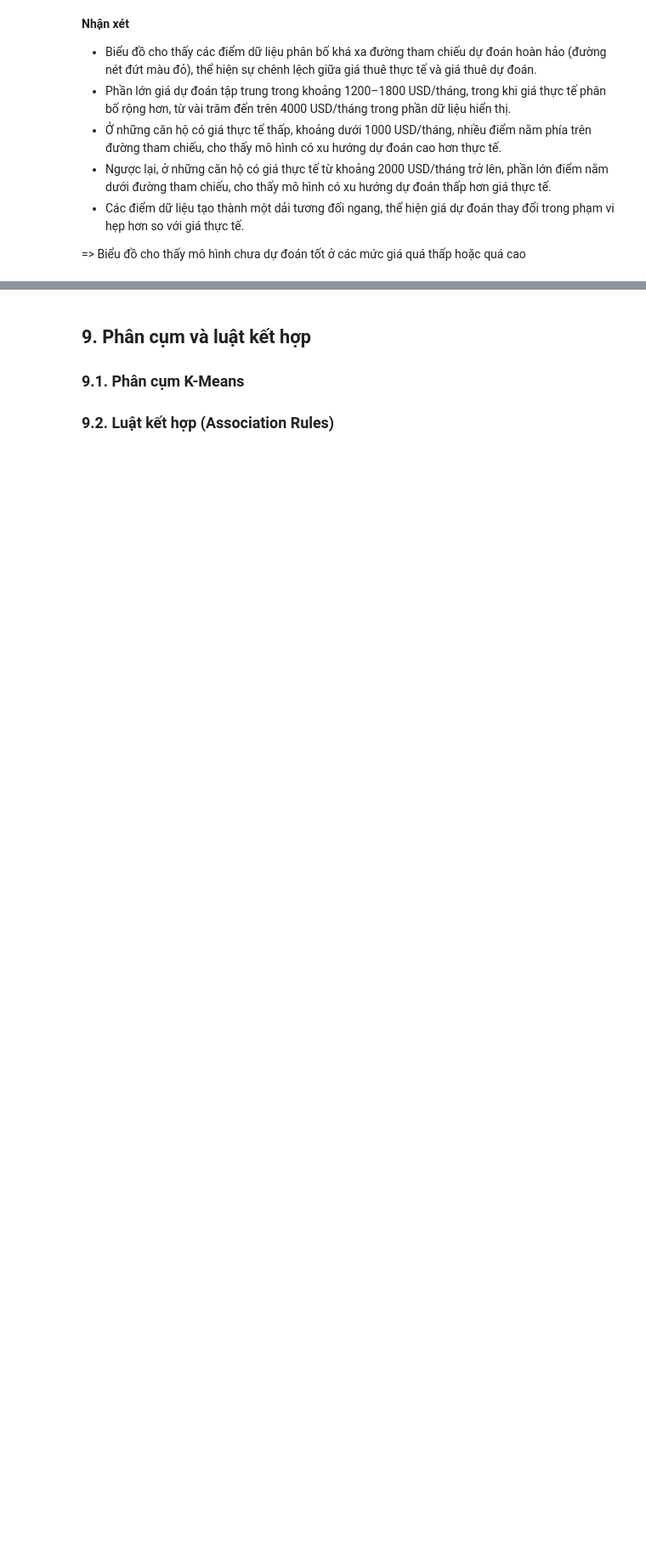
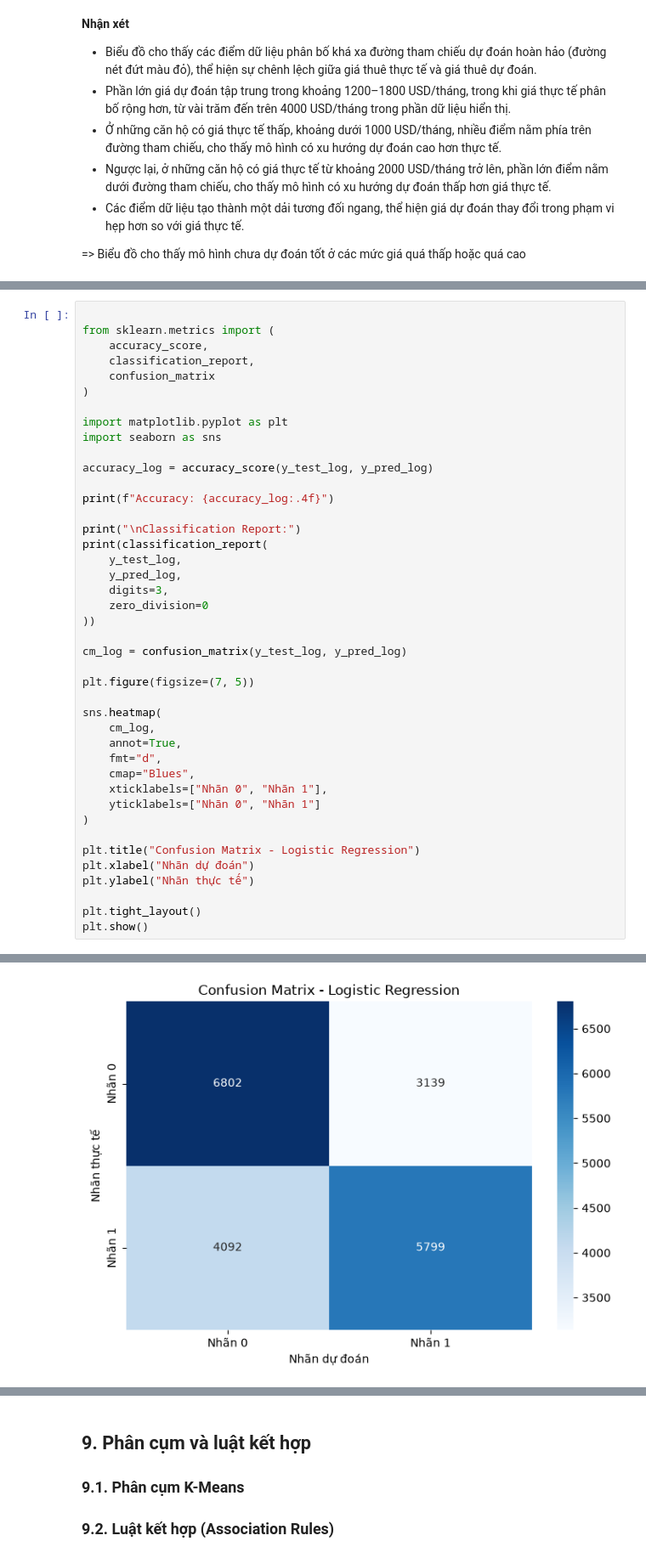
Before and after one commit to 1amBlake/apartment-rental-analysis-iuh, a Jupyter notebook: notebooks/apartment_retal_analysis.ipynb, the cells around one changed output, grey strips where cells are left out. Shown at 85% size. Saved outputs shown, nothing was run; the diff lists cells and outputs as text; blank space fills up the shorter version.

```diff
--- a/notebooks/apartment_retal_analysis.ipynb
+++ b/notebooks/apartment_retal_analysis.ipynb
@@ -1693,0 +1811,43 @@ plt.show()
+# %%
+
+from sklearn.metrics import (
+    accuracy_score,
+    classification_report,
+    confusion_matrix
+)
+
+import matplotlib.pyplot as plt
+import seaborn as sns
+
+accuracy_log = accuracy_score(y_test_log, y_pred_log)
+
+print(f"Accuracy: {accuracy_log:.4f}")
+
+print("\nClassification Report:")
+print(classification_report(
+    y_test_log,
+    y_pred_log,
+    digits=3,
+    zero_division=0
+))
+
+cm_log = confusion_matrix(y_test_log, y_pred_log)
+
+plt.figure(figsize=(7, 5))
+
+sns.heatmap(
+    cm_log,
+    annot=True,
+    fmt="d",
+    cmap="Blues",
+    xticklabels=["Nhãn 0", "Nhãn 1"],
+    yticklabels=["Nhãn 0", "Nhãn 1"]
+)
+
+plt.title("Confusion Matrix - Logistic Regression")
+plt.xlabel("Nhãn dự đoán")
+plt.ylabel("Nhãn thực tế")
+
+plt.tight_layout()
+plt.show()
+# %% [output]
@@ -1693,0 +1865 @@ plt.show()
+[figure, added]
```
Also changed, not shown: parts of 17 cells of this notebook.
